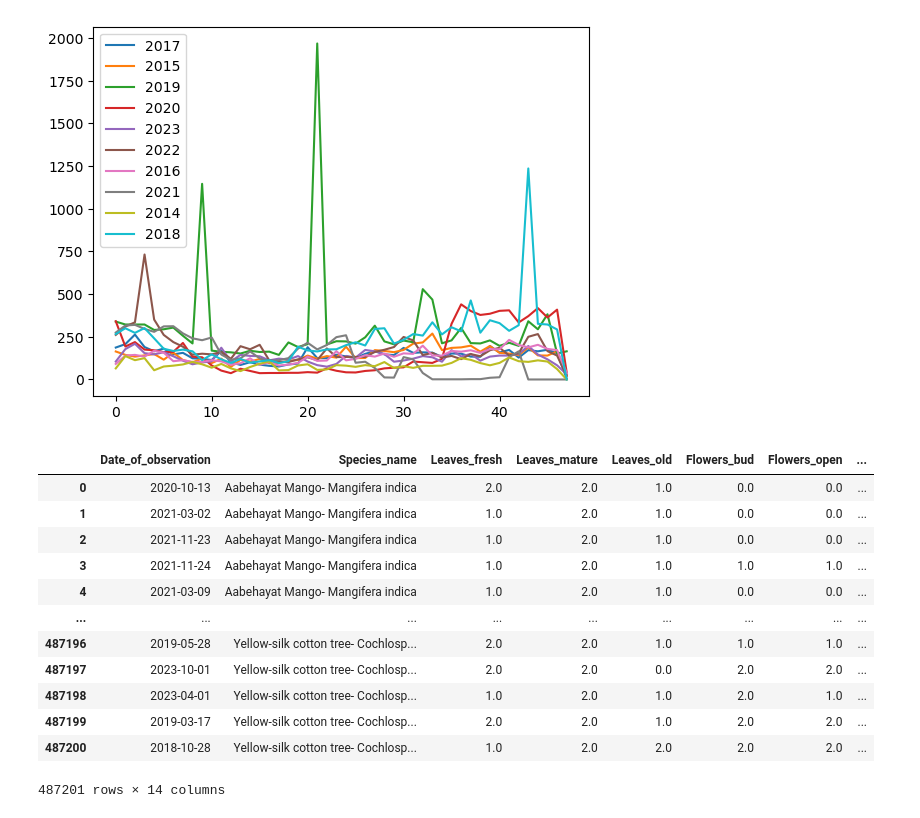
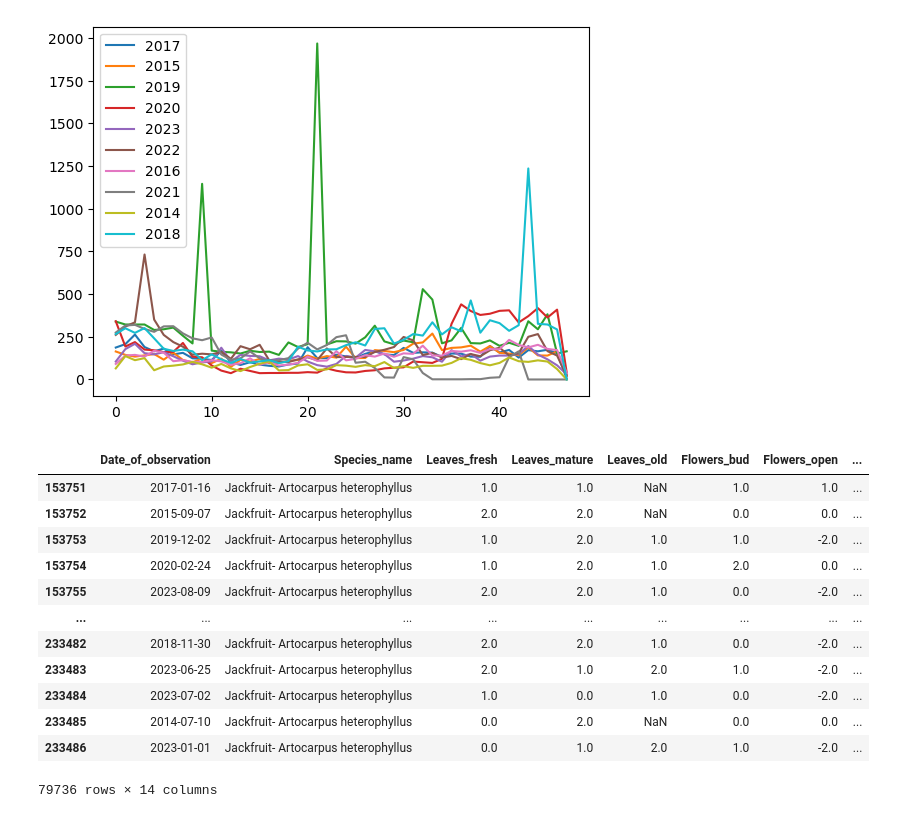
Before and after one commit to BU-Spark/pitne-season-watch, a Jupyter notebook: visualizations.ipynb, the cells around one changed output. Saved outputs shown, nothing was run; the diff lists cells and outputs as text; code cells hidden in the pictures.

```diff
--- a/visualizations.ipynb
+++ b/visualizations.ipynb
@@ -13,7 +13,7 @@ for _, row in name_to_id_df.iterrows():
     name_to_id_dict["{}-{}".format(row['species_primary_common_name'], row['species_scientific_name'])] = row['species_id']
 # %%
 ref_df = pd.read_csv('reference_data/pvt_kerala.csv')
-cit_df = pd.read_csv('citizen_data/Kerala_citizenData.csv')
+cit_df = pd.read_csv('citizenData/Kerala_citizenData.csv')
 # %%
 cit_df.head()
 # %% [output]
@@ -105,17 +105,18 @@ plt.show()
 [figure]
 # %%
 # for jackfruit, get average week where phenophase switches from fruits_ripe to fruits_unripe
+jack_df
 # %% [output]
 |  | Date_of_observation | Species_name | Leaves_fresh | Leaves_mature | Leaves_old | Flowers_bud | Flowers_open | ... |
-| 0 | 2020-10-13 | Aabehayat Mango- Mangifera indica | 2.0 | 2.0 | 1.0 | 0.0 | 0.0 | ... |
-| 1 | 2021-03-02 | Aabehayat Mango- Mangifera indica | 1.0 | 2.0 | 1.0 | 0.0 | 0.0 | ... |
-| 2 | 2021-11-23 | Aabehayat Mango- Mangifera indica | 1.0 | 2.0 | 1.0 | 0.0 | 0.0 | ... |
-| 3 | 2021-11-24 | Aabehayat Mango- Mangifera indica | 1.0 | 2.0 | 1.0 | 1.0 | 1.0 | ... |
-| 4 | 2021-03-09 | Aabehayat Mango- Mangifera indica | 1.0 | 2.0 | 1.0 | 0.0 | 0.0 | ... |
+| 153751 | 2017-01-16 | Jackfruit- Artocarpus heterophyllus | 1.0 | 1.0 | NaN | 1.0 | 1.0 | ... |
+| 153752 | 2015-09-07 | Jackfruit- Artocarpus heterophyllus | 2.0 | 2.0 | NaN | 0.0 | 0.0 | ... |
+| 153753 | 2019-12-02 | Jackfruit- Artocarpus heterophyllus | 1.0 | 2.0 | 1.0 | 1.0 | -2.0 | ... |
+| 153754 | 2020-02-24 | Jackfruit- Artocarpus heterophyllus | 1.0 | 2.0 | 1.0 | 2.0 | 0.0 | ... |
+| 153755 | 2023-08-09 | Jackfruit- Artocarpus heterophyllus | 2.0 | 2.0 | 1.0 | 0.0 | -2.0 | ... |
 | ... | ... | ... | ... | ... | ... | ... | ... | ... |
-| 487196 | 2019-05-28 | Yellow-silk cotton tree- Cochlosp... | 2.0 | 2.0 | 1.0 | 1.0 | 1.0 | ... |
-| 487197 | 2023-10-01 | Yellow-silk cotton tree- Cochlosp... | 2.0 | 2.0 | 0.0 | 2.0 | 2.0 | ... |
-| 487198 | 2023-04-01 | Yellow-silk cotton tree- Cochlosp... | 1.0 | 2.0 | 1.0 | 2.0 | 1.0 | ... |
-| 487199 | 2019-03-17 | Yellow-silk cotton tree- Cochlosp... | 2.0 | 2.0 | 1.0 | 2.0 | 2.0 | ... |
-| 487200 | 2018-10-28 | Yellow-silk cotton tree- Cochlosp... | 1.0 | 2.0 | 2.0 | 2.0 | 2.0 | ... |
+| 233482 | 2018-11-30 | Jackfruit- Artocarpus heterophyllus | 2.0 | 2.0 | 1.0 | 0.0 | -2.0 | ... |
+| 233483 | 2023-06-25 | Jackfruit- Artocarpus heterophyllus | 2.0 | 1.0 | 2.0 | 1.0 | -2.0 | ... |
+| 233484 | 2023-07-02 | Jackfruit- Artocarpus heterophyllus | 1.0 | 0.0 | 1.0 | 0.0 | -2.0 | ... |
+| 233485 | 2014-07-10 | Jackfruit- Artocarpus heterophyllus | 0.0 | 2.0 | NaN | 0.0 | 0.0 | ... |
+| 233486 | 2023-01-01 | Jackfruit- Artocarpus heterophyllus | 0.0 | 1.0 | 2.0 | 1.0 | -2.0 | ... |
-487201 rows × 14 columns
+79736 rows × 14 columns
```
